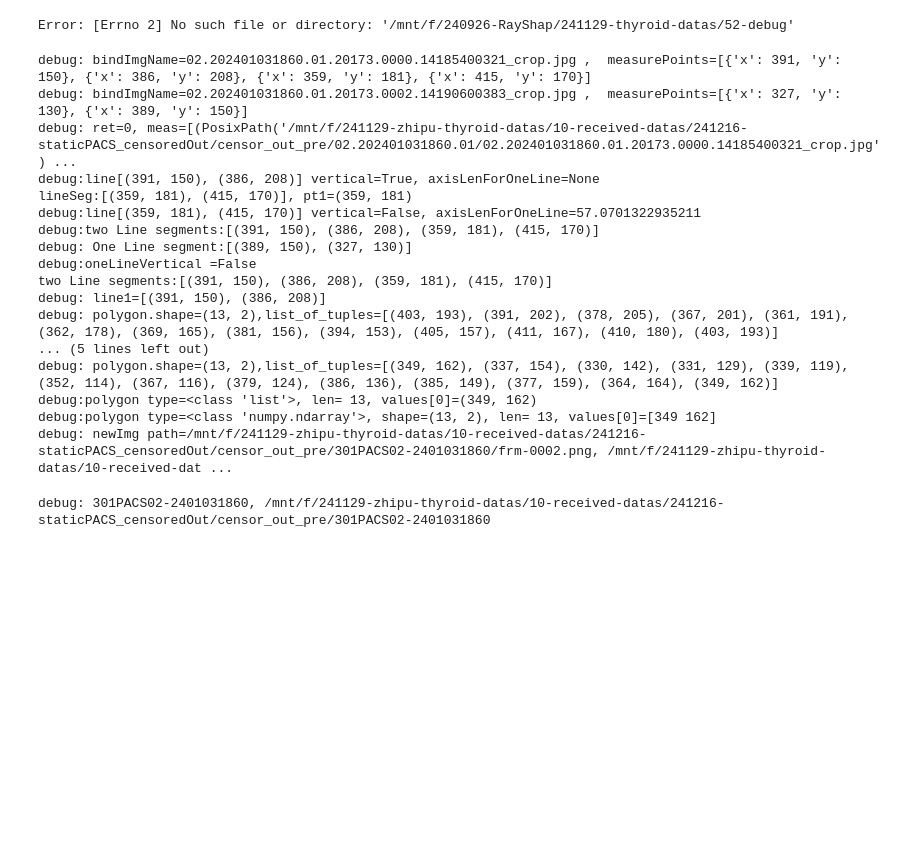
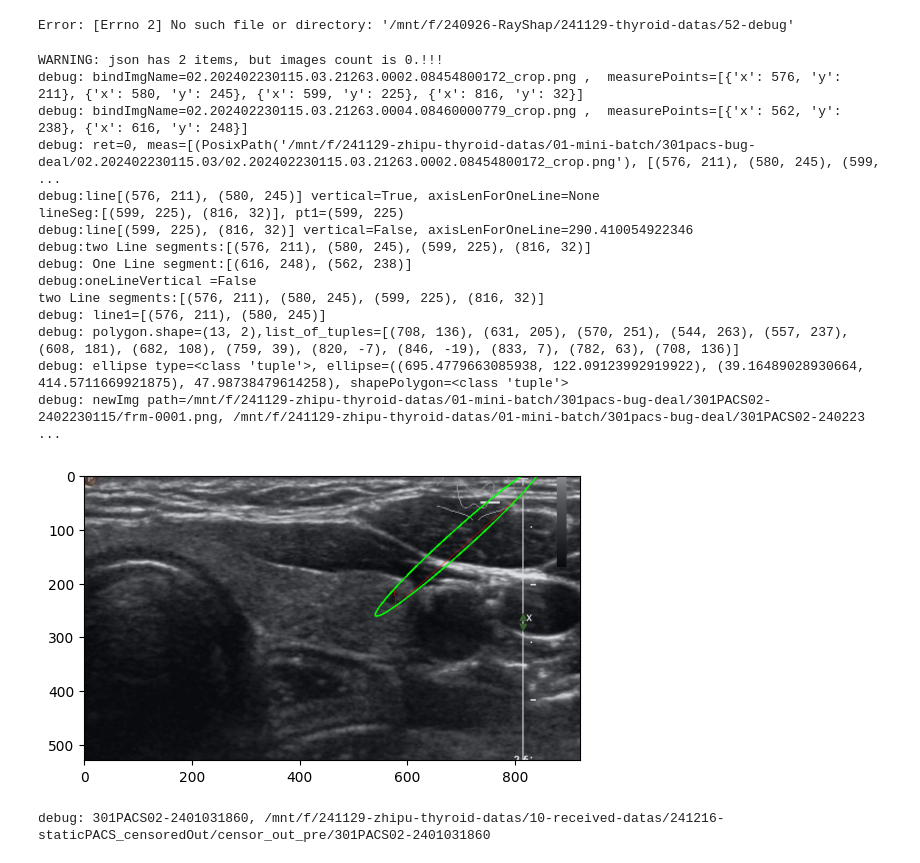
Before and after one commit to bibaodi/thyroid_train01, a Jupyter notebook: annotationFormatConverter/convert301PACS_formart.ipynb, the cells around one changed output. Cells and saved outputs as stored; diff of their text form; code cells hidden in the pictures; blank space fills up the shorter version.

```diff
--- a/annotationFormatConverter/convert301PACS_formart.ipynb
+++ b/annotationFormatConverter/convert301PACS_formart.ipynb
@@ -766,54 +766,54 @@ def processOnePACSfolder(casepath:pathlib.Path):
         drawedImg = None
 
         if 2 == NofPoints:
+            continue
             pt1 = measItem[0]
             pt2 = measItem[1]
             drawedImg, shapePolygon = processOneLineAndALength(img, pt1, pt2, axisLenForOneLine)
 
             #plt.imshow(drawedImg)
         elif 4 == NofPoints: #the two line item
             print(f"two Line segments:{measItem}")
             line1=measItem[0:2]
             line2=measItem[2:4]
             cv2.line(img,line1[0], line1[1], colorRed, 1)
             cv2.line(img,line2[0], line2[1], colorRed, 1)
             ellipse = fit_ellipse_to_lines(line1, line2)
             shapePolygon = rotatedRectangleDefinedEllipseToPolygon(ellipse)
             print(f"debug: ellipse type={type(ellipse)}, ellipse={ellipse}, shapePolygon={type(shapePolygon[0])}")
             cv2.ellipse(img, ellipse, (0, 255, 0), 2)
 
-            #plt.imshow(img)
+            plt.imshow(img)
             drawedImg = img
         if False and drawedImg is not None:
             cvter.applyImageResult2fileOrVisual(drawedImg, True)
         cvter.saveConvertedPairToFile(bindImgPath, shapePolygon, labelmefolderpath)
 
 @multimethod
 def processOnePACSfolder(casepath:str):
     casepath=pathlib.Path(casefolder)
     return processOnePACSfolder(casepath)
 
 
-casefolder=r"/mnt/f/241129-zhipu-thyroid-datas/10-received-datas/241216-staticPACS_censoredOut/censor_out_pre/02.202401031860.01"
+casefolder=r"/mnt/f/241129-zhipu-thyroid-datas/01-mini-batch/301pacs-bug-deal/02.202402230115.03"
 processOnePACSfolder(casefolder)
 # %% [output]
-debug: bindImgName=02.202401031860.01.20173.0000.14185400321_crop.jpg ,  measurePoints=[{'x': 391, 'y': 150}, {'x': 386, 'y': 208}, {'x': 359, 'y': 181}, {'x': 415, 'y': 170}]
-debug: bindImgName=02.202401031860.01.20173.0002.14190600383_crop.jpg ,  measurePoints=[{'x': 327, 'y': 130}, {'x': 389, 'y': 150}]
-debug: ret=0, meas=[(PosixPath('/mnt/f/241129-zhipu-thyroid-datas/10-received-datas/241216-staticPACS_censoredOut/censor_out_pre/02.202401031860.01/02.202401031860.01.20173.0000.14185400321_crop.jpg') ...
-debug:line[(391, 150), (386, 208)] vertical=True, axisLenForOneLine=None
-lineSeg:[(359, 181), (415, 170)], pt1=(359, 181)
-debug:line[(359, 181), (415, 170)] vertical=False, axisLenForOneLine=57.0701322935211
-debug:two Line segments:[(391, 150), (386, 208), (359, 181), (415, 170)]
-debug: One Line segment:[(389, 150), (327, 130)]
+WARNING: json has 2 items, but images count is 0.!!!
+debug: bindImgName=02.202402230115.03.21263.0002.08454800172_crop.png ,  measurePoints=[{'x': 576, 'y': 211}, {'x': 580, 'y': 245}, {'x': 599, 'y': 225}, {'x': 816, 'y': 32}]
+debug: bindImgName=02.202402230115.03.21263.0004.08460000779_crop.png ,  measurePoints=[{'x': 562, 'y': 238}, {'x': 616, 'y': 248}]
+debug: ret=0, meas=[(PosixPath('/mnt/f/241129-zhipu-thyroid-datas/01-mini-batch/301pacs-bug-deal/02.202402230115.03/02.202402230115.03.21263.0002.08454800172_crop.png'), [(576, 211), (580, 245), (599, ...
+debug:line[(576, 211), (580, 245)] vertical=True, axisLenForOneLine=None
+lineSeg:[(599, 225), (816, 32)], pt1=(599, 225)
+debug:line[(599, 225), (816, 32)] vertical=False, axisLenForOneLine=290.410054922346
+debug:two Line segments:[(576, 211), (580, 245), (599, 225), (816, 32)]
+debug: One Line segment:[(616, 248), (562, 238)]
 debug:oneLineVertical =False
-two Line segments:[(391, 150), (386, 208), (359, 181), (415, 170)]
-debug: line1=[(391, 150), (386, 208)]
-debug: polygon.shape=(13, 2),list_of_tuples=[(403, 193), (391, 202), (378, 205), (367, 201), (361, 191), (362, 178), (369, 165), (381, 156), (394, 153), (405, 157), (411, 167), (410, 180), (403, 193)]
-... (5 lines left out)
-debug: polygon.shape=(13, 2),list_of_tuples=[(349, 162), (337, 154), (330, 142), (331, 129), (339, 119), (352, 114), (367, 116), (379, 124), (386, 136), (385, 149), (377, 159), (364, 164), (349, 162)]
-debug:polygon type=<class 'list'>, len= 13, values[0]=(349, 162)
-debug:polygon type=<class 'numpy.ndarray'>, shape=(13, 2), len= 13, values[0]=[349 162]
-debug: newImg path=/mnt/f/241129-zhipu-thyroid-datas/10-received-datas/241216-staticPACS_censoredOut/censor_out_pre/301PACS02-2401031860/frm-0002.png, /mnt/f/241129-zhipu-thyroid-datas/10-received-dat ...
+two Line segments:[(576, 211), (580, 245), (599, 225), (816, 32)]
+debug: line1=[(576, 211), (580, 245)]
+debug: polygon.shape=(13, 2),list_of_tuples=[(708, 136), (631, 205), (570, 251), (544, 263), (557, 237), (608, 181), (682, 108), (759, 39), (820, -7), (846, -19), (833, 7), (782, 63), (708, 136)]
+debug: ellipse type=<class 'tuple'>, ellipse=((695.4779663085938, 122.09123992919922), (39.16489028930664, 414.5711669921875), 47.98738479614258), shapePolygon=<class 'tuple'>
+debug: newImg path=/mnt/f/241129-zhipu-thyroid-datas/01-mini-batch/301pacs-bug-deal/301PACS02-2402230115/frm-0001.png, /mnt/f/241129-zhipu-thyroid-datas/01-mini-batch/301pacs-bug-deal/301PACS02-240223 ...
+[figure, added]
 # %%
 
 
```
Also changed, not shown: 1 other file.
